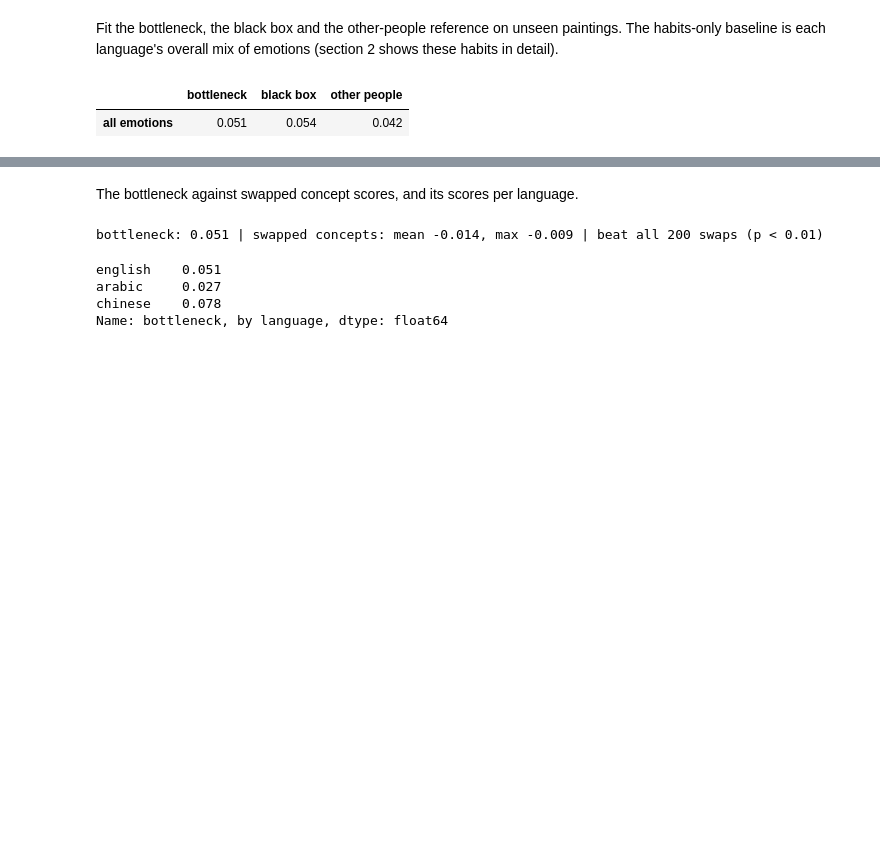
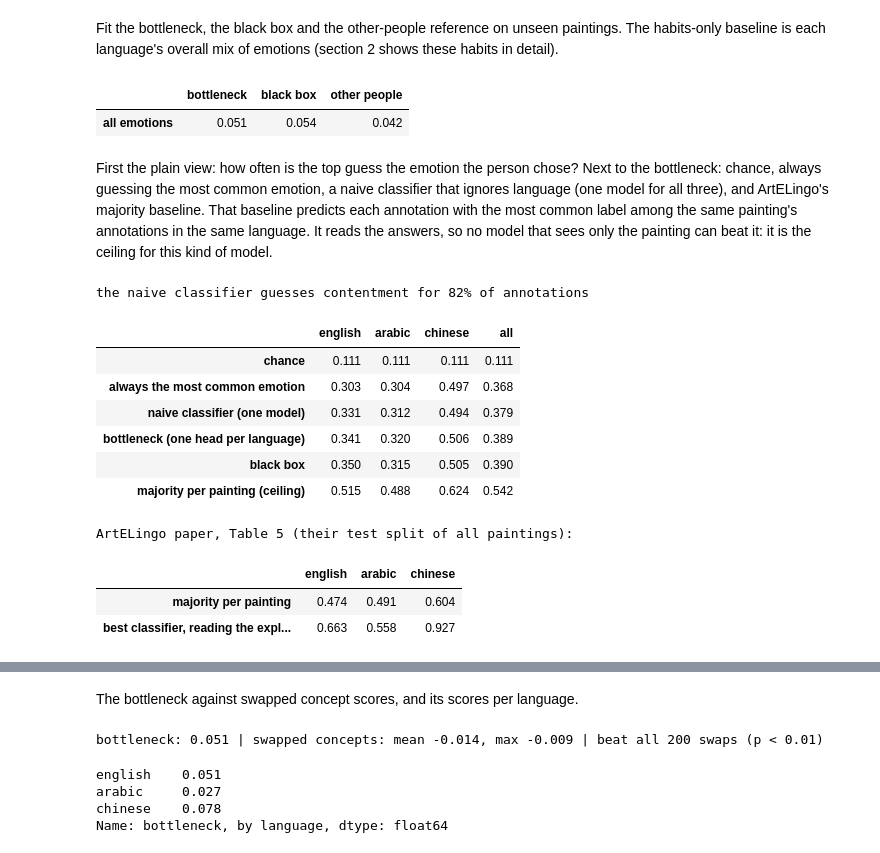
Before and after one commit to machinic-hetarchy/HCML-CBM, a Jupyter notebook: notebooks/01_tuesday_poc.ipynb, the cells around one changed output, grey strips where cells are left out. Cells and saved outputs as stored; diff of their text form; code cells hidden in the pictures; blank space fills up the shorter version.

```diff
--- a/notebooks/01_tuesday_poc.ipynb
+++ b/notebooks/01_tuesday_poc.ipynb
@@ -261,3 +335,60 @@ forward.loc[["all emotions"]]
 # %% [output]
 |  | bottleneck | black box | other people |
 | all emotions | 0.051 | 0.054 | 0.042 |
+# %% [markdown]
+First the plain view: how often is the top guess the emotion the person chose? Next to
+the bottleneck: chance, always guessing the most common emotion, a naive classifier that
+ignores language (one model for all three), and ArtELingo's majority baseline. That
+baseline predicts each annotation with the most common label among the same painting's
+annotations in the same language. It reads the answers, so no model that sees only the
+painting can beat it: it is the ceiling for this kind of model.
+# %%
+pooled = bal.assign(language="all")
+naive_probs, _ = cbm.forward_cv(pooled, scores, EMOS, ["all"], cfg.analysis.cv_folds, Cs, cfg.seed)
+most_common = cbm.prior_cv(pooled, EMOS, cfg.analysis.cv_folds, cfg.seed)
+top_share = bal.groupby(["painting", "language"])["emotion"].agg(
+    lambda s: s.value_counts().iloc[0] / len(s)
+)
+
+
+def accuracy(probs):
+    hit = pd.Series(probs.idxmax(axis=1).to_numpy() == bal["emotion"].to_numpy())
+    return [*hit.groupby(bal["language"].to_numpy()).mean()[LANGS], hit.mean()]
+
+
+accuracies = pd.DataFrame(
+    {
+        "chance": [1 / len(EMOS)] * 4,
+        "always the most common emotion": accuracy(most_common),
+        "naive classifier (one model)": accuracy(naive_probs),
+        "bottleneck (one head per language)": accuracy(fwd_probs),
+        "black box": accuracy(box_probs),
+        "majority per painting (ceiling)": [
+            *top_share.groupby(level="language").mean()[LANGS],
+            top_share.mean(),
+        ],
+    },
+    index=LANGS + ["all"],
+).T
+paper = pd.DataFrame(
+    {"english": [0.474, 0.663], "arabic": [0.491, 0.558], "chinese": [0.604, 0.927]},
+    index=["majority per painting", "best classifier, reading the explanation (XLM-ACE)"],
+)
+share_content = (naive_probs.idxmax(axis=1) == "contentment").mean()
+print(f"the naive classifier guesses contentment for {share_content:.0%} of annotations")
+display(accuracies)
+print("ArtELingo paper, Table 5 (their test split of all paintings):")
+display(paper)
+# %% [output]
+the naive classifier guesses contentment for 82% of annotations
+|  | english | arabic | chinese | all |
+| chance | 0.111 | 0.111 | 0.111 | 0.111 |
+| always the most common emotion | 0.303 | 0.304 | 0.497 | 0.368 |
+| naive classifier (one model) | 0.331 | 0.312 | 0.494 | 0.379 |
+| bottleneck (one head per language) | 0.341 | 0.320 | 0.506 | 0.389 |
+| black box | 0.350 | 0.315 | 0.505 | 0.390 |
+| majority per painting (ceiling) | 0.515 | 0.488 | 0.624 | 0.542 |
+ArtELingo paper, Table 5 (their test split of all paintings):
+|  | english | arabic | chinese |
+| majority per painting | 0.474 | 0.491 | 0.604 |
+| best classifier, reading the expl... | 0.663 | 0.558 | 0.927 |
```
Also changed, not shown: parts of 17 cells of this notebook, 4 other files.
